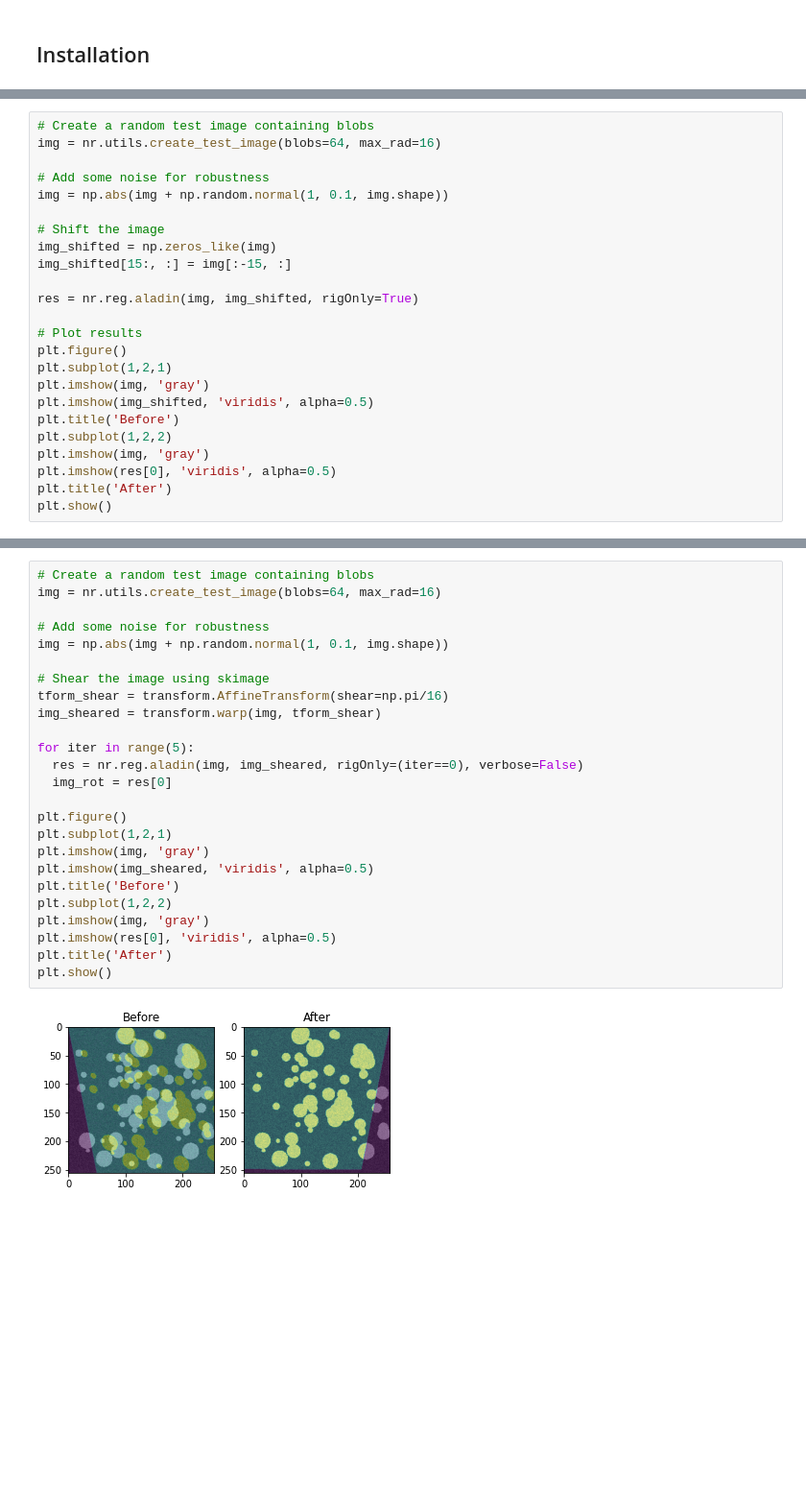
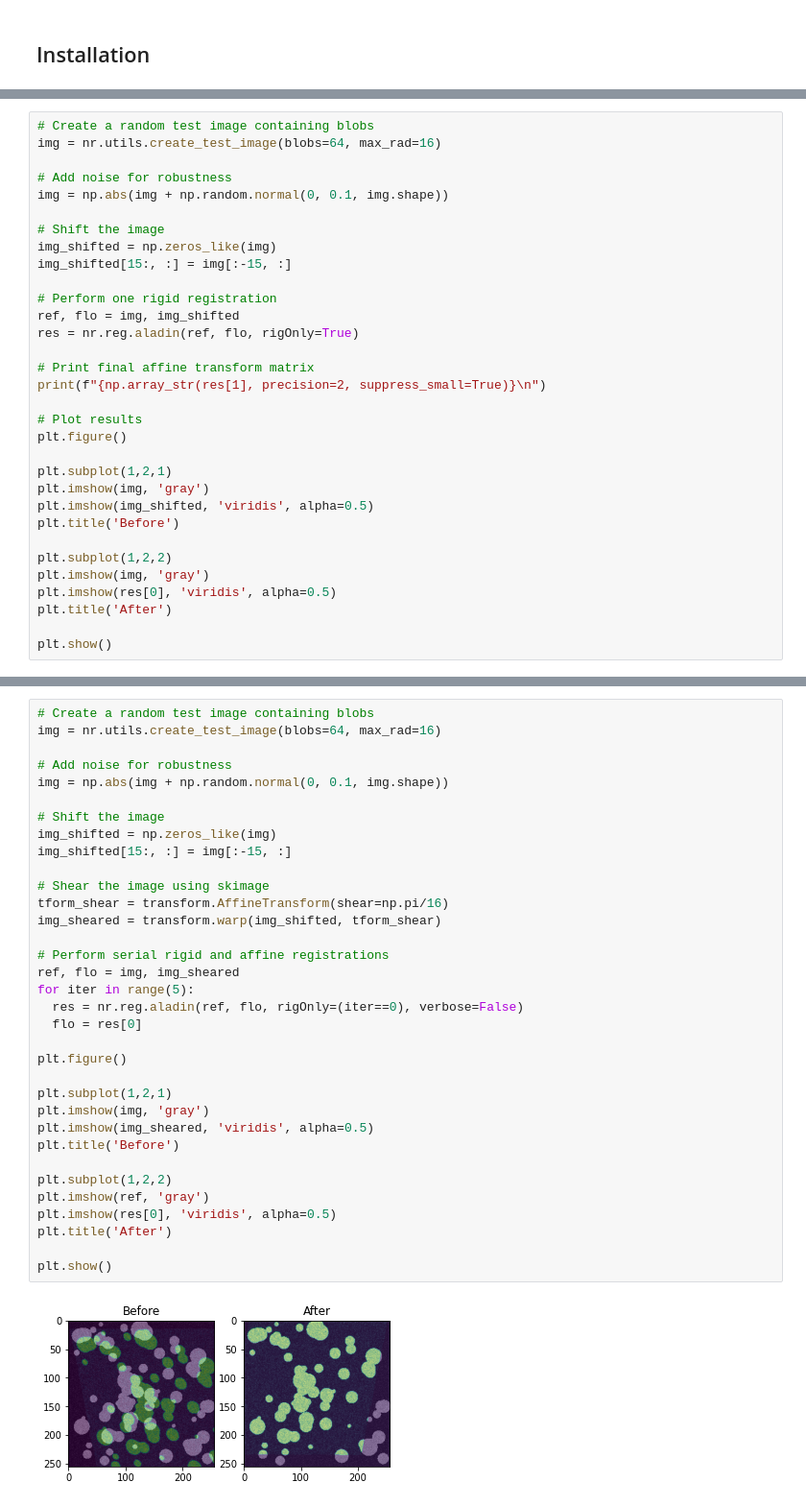
Before and after one commit to fyrdahl/niftyregpy, a Jupyter notebook: tutorial/tutorial.ipynb, the cells around one changed output, grey strips where cells are left out. Shown at 96% size. Cells and saved outputs as stored; diff of their text form; blank space fills up the shorter version.

```diff
--- a/tutorial/tutorial.ipynb
+++ b/tutorial/tutorial.ipynb
@@ -56,24 +47,32 @@ albumentations 0.1.12 requires imgaug<0.2.7,>=0.2.5, but you have imgaug 0.2.9 w
 # Create a random test image containing blobs
 img = nr.utils.create_test_image(blobs=64, max_rad=16)
 
-# Add some noise for robustness
-img = np.abs(img + np.random.normal(1, 0.1, img.shape))
+# Add noise for robustness
+img = np.abs(img + np.random.normal(0, 0.1, img.shape))
 
 # Shift the image
 img_shifted = np.zeros_like(img)
 img_shifted[15:, :] = img[:-15, :]
 
-res = nr.reg.aladin(img, img_shifted, rigOnly=True)
+# Perform one rigid registration
+ref, flo = img, img_shifted
+res = nr.reg.aladin(ref, flo, rigOnly=True)
+
+# Print final affine transform matrix
+print(f"{np.array_str(res[1], precision=2, suppress_small=True)}\n")
 
 # Plot results
 plt.figure()
+
 plt.subplot(1,2,1)
 plt.imshow(img, 'gray')
 plt.imshow(img_shifted, 'viridis', alpha=0.5)
 plt.title('Before')
+
 plt.subplot(1,2,2)
 plt.imshow(img, 'gray')
 plt.imshow(res[0], 'viridis', alpha=0.5)
 plt.title('After')
+
 plt.show()
 # %% [output]
@@ -83,27 +90,36 @@ plt.show()
 # %%
 # Create a random test image containing blobs
 img = nr.utils.create_test_image(blobs=64, max_rad=16)
 
-# Add some noise for robustness
-img = np.abs(img + np.random.normal(1, 0.1, img.shape))
+# Add noise for robustness
+img = np.abs(img + np.random.normal(0, 0.1, img.shape))
+
+# Shift the image
+img_shifted = np.zeros_like(img)
+img_shifted[15:, :] = img[:-15, :]
 
 # Shear the image using skimage
 tform_shear = transform.AffineTransform(shear=np.pi/16)
-img_sheared = transform.warp(img, tform_shear)
+img_sheared = transform.warp(img_shifted, tform_shear)
 
+# Perform serial rigid and affine registrations
+ref, flo = img, img_sheared
 for iter in range(5):
-  res = nr.reg.aladin(img, img_sheared, rigOnly=(iter==0), verbose=False)
-  img_rot = res[0]
+  res = nr.reg.aladin(ref, flo, rigOnly=(iter==0), verbose=False)
+  flo = res[0]
 
 plt.figure()
+
 plt.subplot(1,2,1)
 plt.imshow(img, 'gray')
 plt.imshow(img_sheared, 'viridis', alpha=0.5)
 plt.title('Before')
+
 plt.subplot(1,2,2)
-plt.imshow(img, 'gray')
+plt.imshow(ref, 'gray')
 plt.imshow(res[0], 'viridis', alpha=0.5)
 plt.title('After')
+
 plt.show()
 # %% [output]
-[figure, old version]
+[figure, new version]
```
Also changed, not shown: parts of 11 cells of this notebook, 1 other file.
